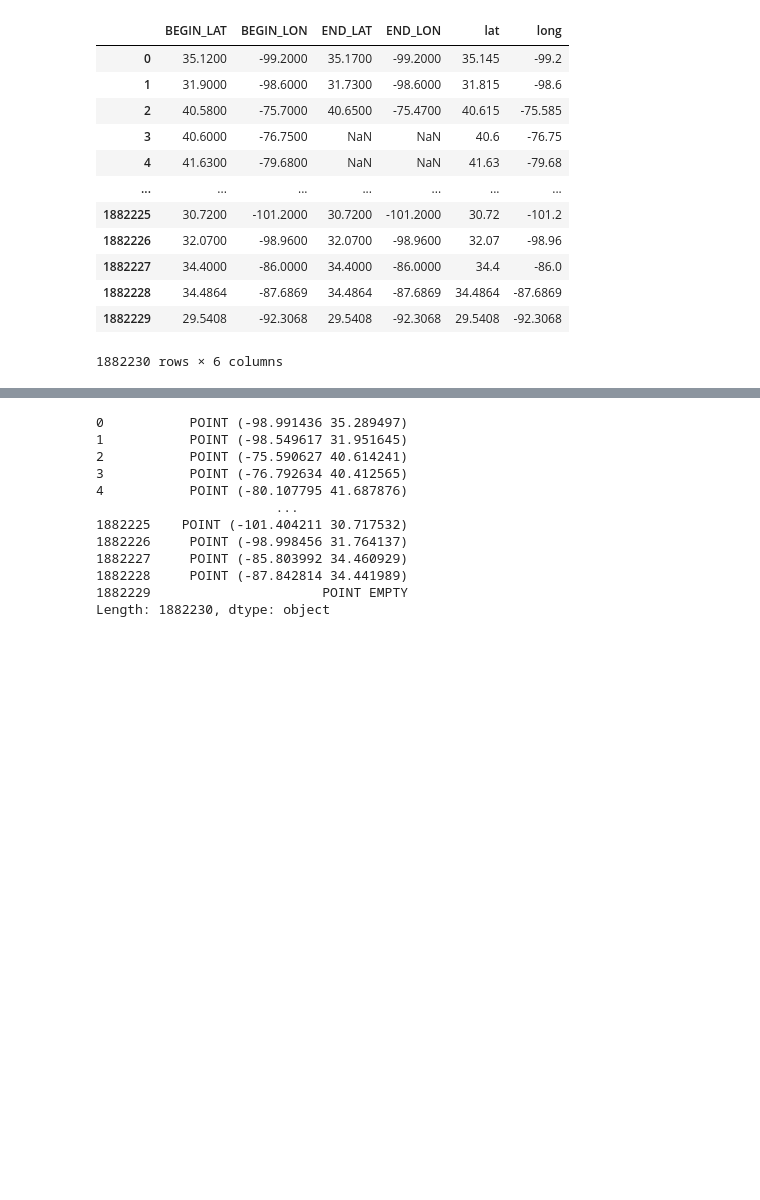
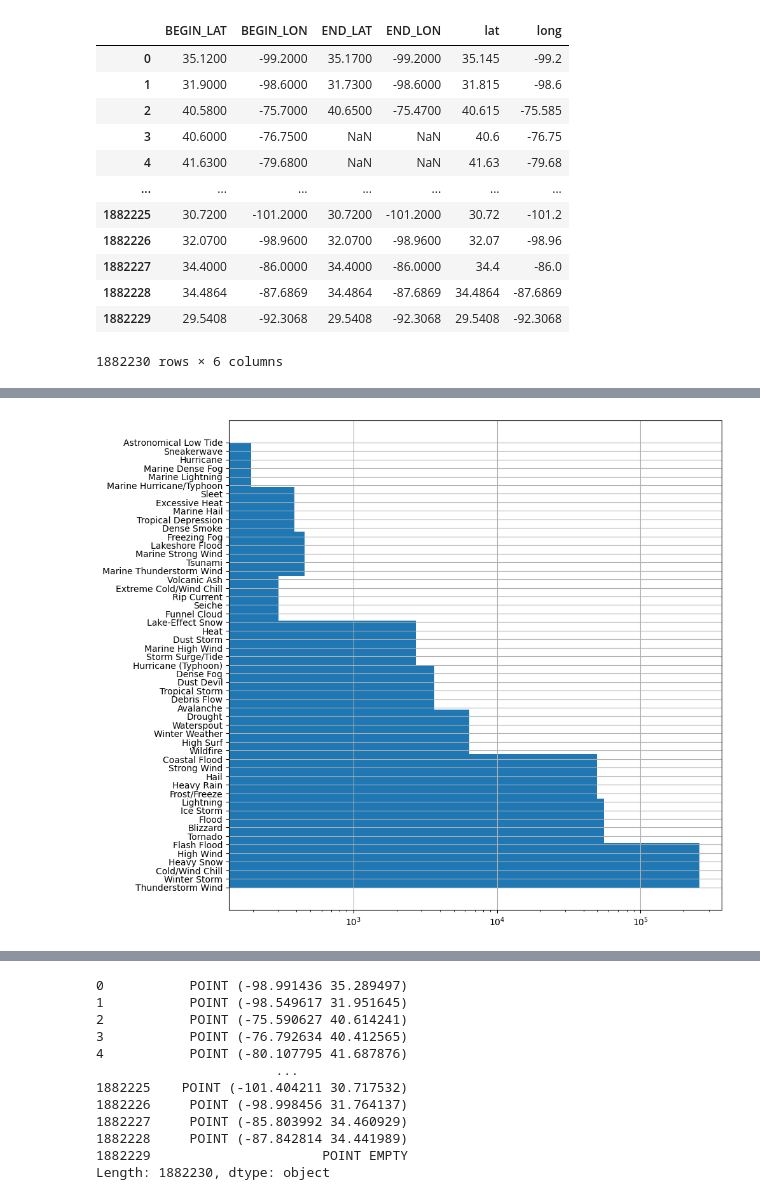
Before and after one commit to EtienneCap/USHazardModelling, a Jupyter notebook: Notebooks/discrepencies.ipynb, the cells around one changed output, grey strips where cells are left out. Saved outputs shown, nothing was run; the diff lists cells and outputs as text; code cells hidden in the pictures; blank space fills up the shorter version.

```diff
--- a/Notebooks/discrepencies.ipynb
+++ b/Notebooks/discrepencies.ipynb
@@ -160,0 +224,6 @@ storm_data[["BEGIN_LAT", "BEGIN_LON","END_LAT", "END_LON", "lat", "long"]]
+# %%
+plt.figure(figsize = (10,10))
+storm_data.loc[(storm_data['DAMAGE_PROPERTY'] > 0) & (storm_data["YEAR"] > 1995)]["EVENT_TYPE"].hist(orientation='horizontal')
+plt.xscale('log');
+# %% [output]
+[figure, added]
```
Also changed, not shown: parts of 14 cells of this notebook, 6 other files.
